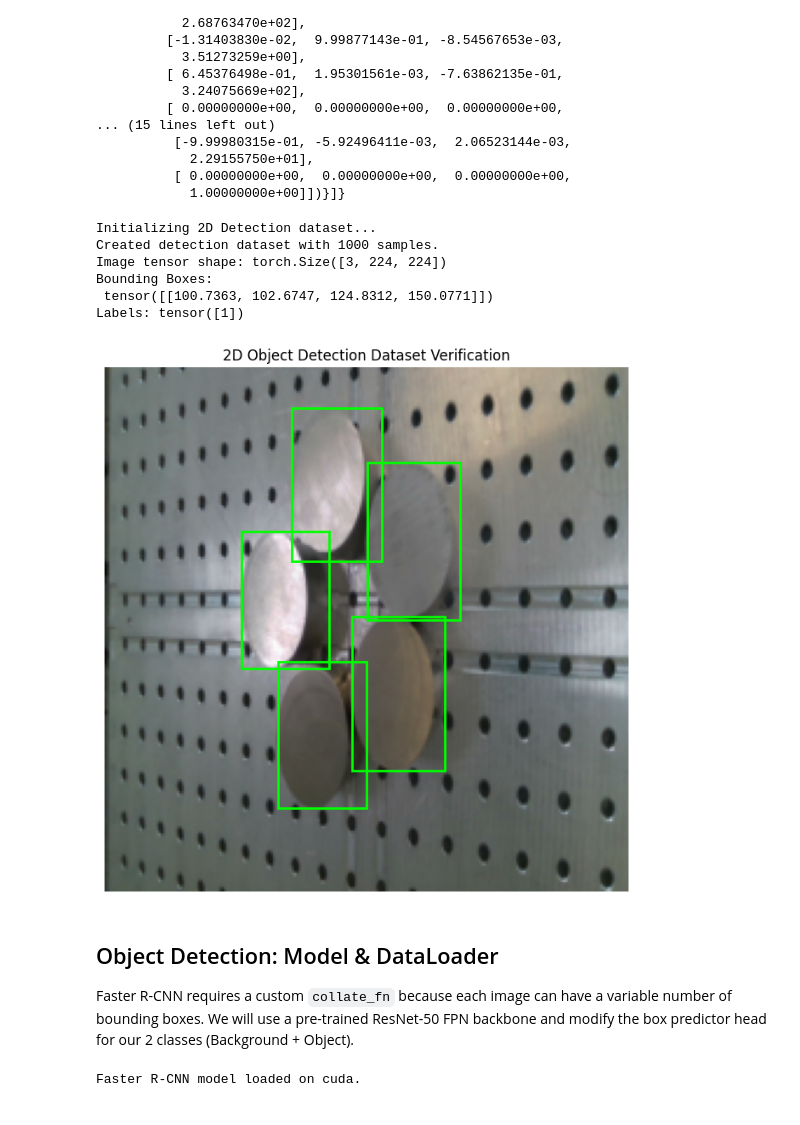
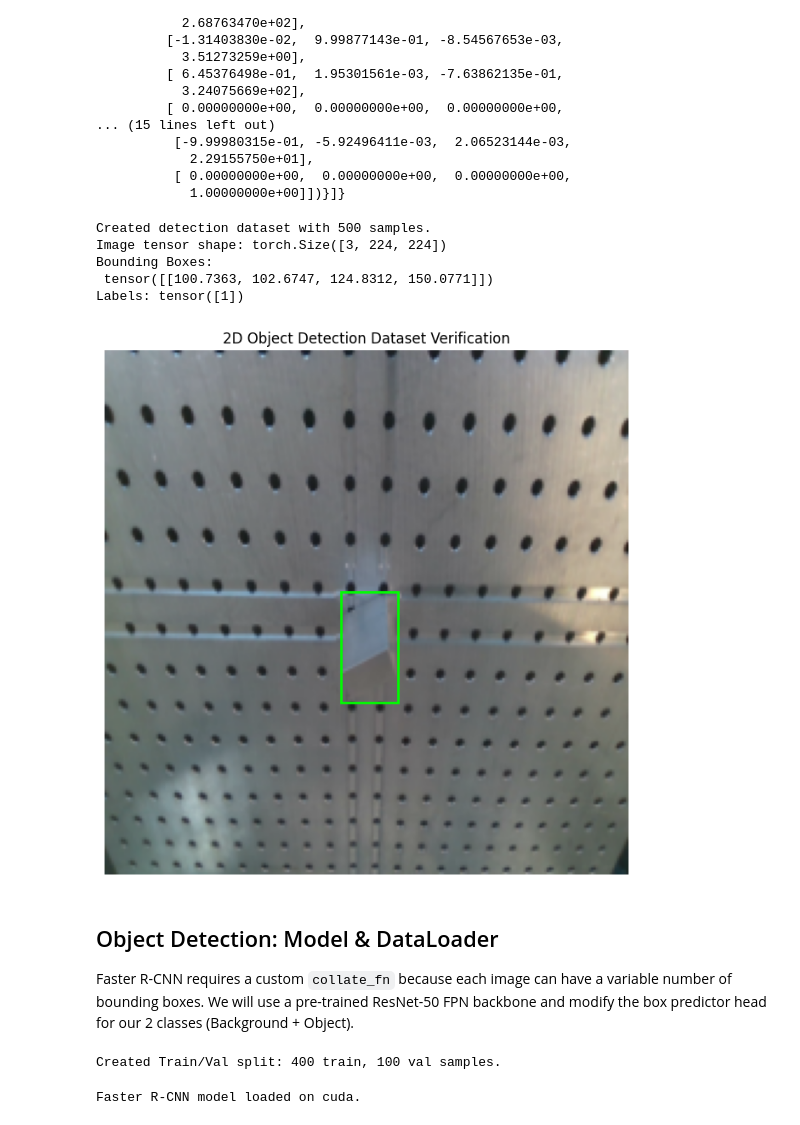
Before and after one commit to Eikthyrnir/uam-cv-sim-to-real-interpretability, a Jupyter notebook: DIMO_detection_sandbox.ipynb, the cells around one changed output. Cells and saved outputs as stored; diff of their text form; code cells hidden in the pictures.

Commit message:
trained

```diff
--- a/DIMO_detection_sandbox.ipynb
+++ b/DIMO_detection_sandbox.ipynb
@@ -684,48 +664,52 @@ class DimoDetectionDataset(Dataset):
 
         return img_tensor, target
 
-print("Initializing 2D Detection dataset...")
-# Test with a slice of your df_mixed dataframe to simulate controlling the size externally
-detection_train_dataset = DimoDetectionDataset(dimo_ds, df_real_only.head(1_000))
-print(f"Created detection dataset with {len(detection_train_dataset)} samples.")
 
-# Test fetching a sample
-img_t, target = detection_train_dataset[0]
-print("Image tensor shape:", img_t.shape)
-print("Bounding Boxes:\n", target['boxes'])
-print("Labels:", target['labels'])
+def collate_fn(batch):
+    # Faster R-CNN expects a tuple of (images, targets) rather than stacked tensors
+    # because the number of bounding boxes varies per image.
+    return tuple(zip(*batch))
-# %% [output]
-Initializing 2D Detection dataset...
-Created detection dataset with 1000 samples.
-Image tensor shape: torch.Size([3, 224, 224])
-Bounding Boxes:
- tensor([[100.7363, 102.6747, 124.8312, 150.0771]])
-Labels: tensor([1])
+# %%
+# Test with a slice of your df_mixed dataframe to simulate controlling the size externally
+detection_train_dataset = DimoDetectionDataset(dimo_ds, df_real_only.head(500))
+print(f"Created detection dataset with {len(detection_train_dataset)} samples.")
+
+# fetching a test sample
+img_t, target = detection_train_dataset[0]
+print("Image tensor shape:", img_t.shape)
+print("Bounding Boxes:\n", target['boxes'])
+print("Labels:", target['labels'])
+# %% [output]
+Created detection dataset with 500 samples.
+Image tensor shape: torch.Size([3, 224, 224])
+Bounding Boxes:
+ tensor([[100.7363, 102.6747, 124.8312, 150.0771]])
+Labels: tensor([1])
 # %%
 import matplotlib.pyplot as plt
 import matplotlib.patches as patches
 
 # Let's verify the 2D bounding boxes
-img_t, target = detection_train_dataset[999]
+img_t, target = detection_train_dataset[0]
 
 # Convert tensor back to HWC numpy image for plotting
 img_display = img_t.numpy().transpose(1, 2, 0)
 
 fig, ax = plt.subplots(1, figsize=(8, 8))
 ax.imshow(img_display)
 
 # Draw bounding boxes
 for box in target['boxes']:
     xmin, ymin, xmax, ymax = box.numpy()
     width, height = xmax - xmin, ymax - ymin
     rect = patches.Rectangle((xmin, ymin), width, height, linewidth=2, edgecolor='lime', facecolor='none')
     ax.add_patch(rect)
 
 plt.title("2D Object Detection Dataset Verification")
 plt.axis('off')
 plt.show()
 # %% [output]
-[figure, old version]
+[figure, new version]
 # %% [markdown]
 ## Object Detection: Model & DataLoader
 Faster R-CNN requires a custom `collate_fn` because each image can have a variable number of bounding boxes. We will use a pre-trained ResNet-50 FPN backbone and modify the box predictor head for our 2 classes (Background + Object).
@@ -732 +725,12 @@ Faster R-CNN requires a custom `collate_fn` because each image can have a variab
+# %%
+train_size = int(0.8 * len(detection_train_dataset))
+val_size = len(detection_train_dataset) - train_size
+train_dataset, val_dataset = random_split(detection_train_dataset, [train_size, val_size])
+
+# Redefine train_loader_det and create val_loader_det using the collate_fn from previous cell
+train_loader_det = DataLoader(train_dataset, batch_size=8, shuffle=True, num_workers=2, collate_fn=collate_fn)
+val_loader_det = DataLoader(val_dataset, batch_size=8, shuffle=False, num_workers=2, collate_fn=collate_fn)
+print(f"Created Train/Val split: {len(train_dataset)} train, {len(val_dataset)} val samples.")
+# %% [output]
+Created Train/Val split: 400 train, 100 val samples.
 # %%
```
Also changed, not shown: parts of 9 cells of this notebook.
